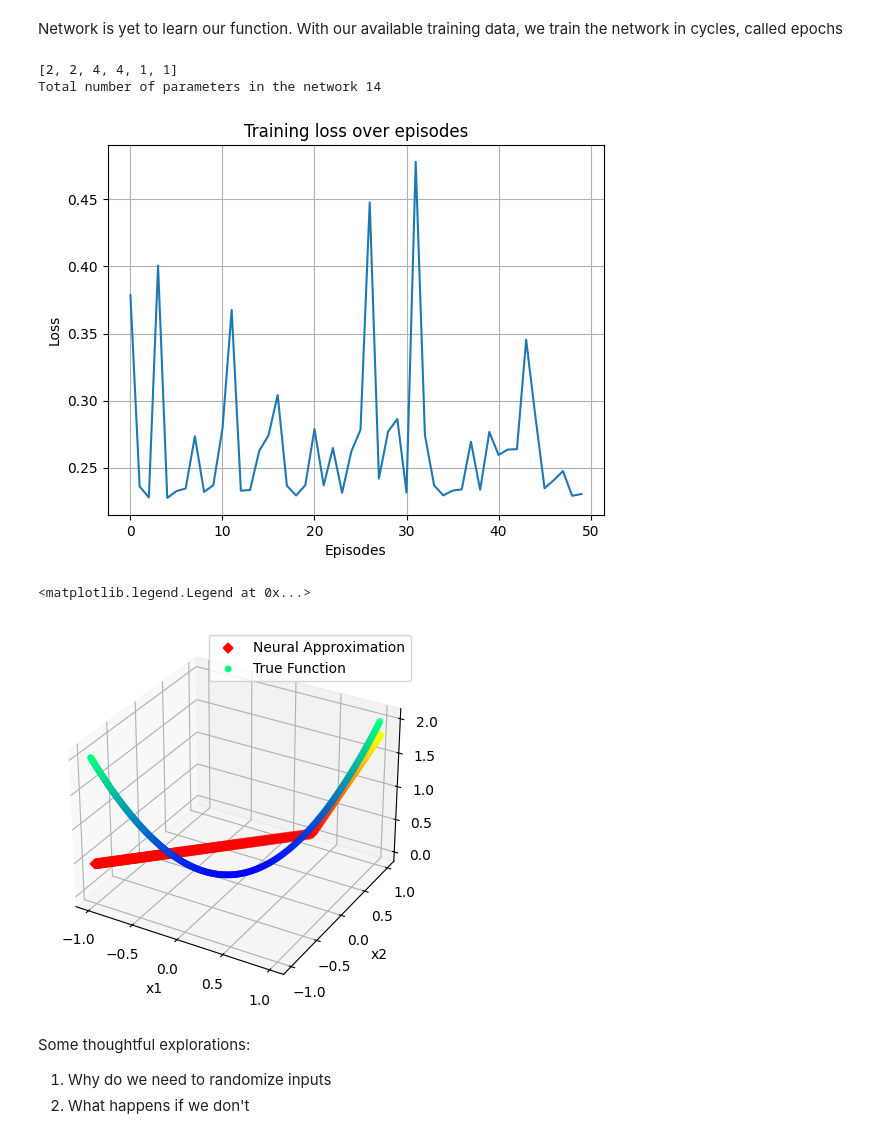
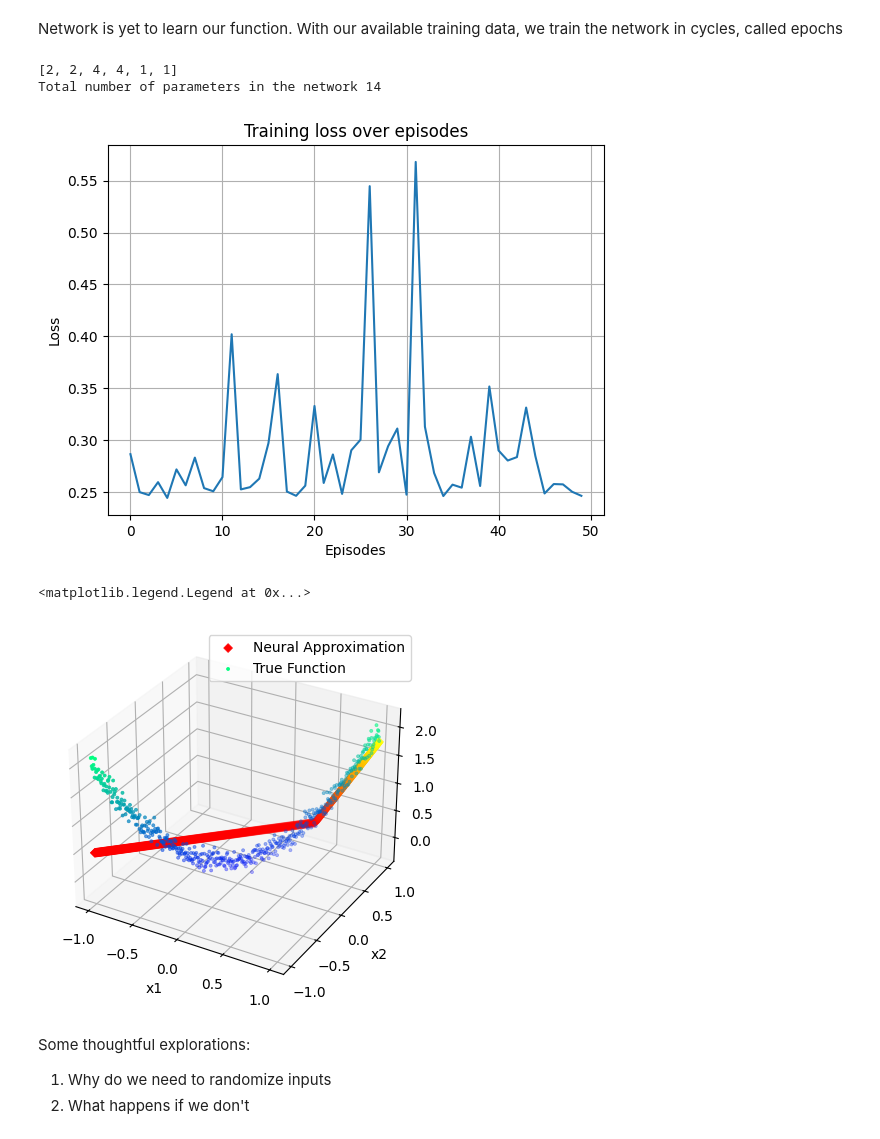
Before and after one commit to shotsan/Double-Descent-of-Neural-Networks, a Jupyter notebook: neural_networks.ipynb, the cells around one changed output. Saved outputs shown, nothing was run; the diff lists cells and outputs as text; code cells hidden in the pictures.

```diff
--- a/neural_networks.ipynb
+++ b/neural_networks.ipynb
@@ -42,6 +42,13 @@ Features=[[X1[i],X2[2]]for i in range(K)]
 Features_test=[[X1_test[i],X2_test[2]]for i in range(T)]
 # Target Quadratic function
 Q_function=[[X1[i]**2 +X2[i]**2] for i in range(K)]
+
+# Adding noise to training samples
+mu, sigma = 0, np.sqrt(0.01)
+noise=np.random.normal(mu,sigma,np.shape(Q_function))
+
+Q_function=Q_function+noise
+
 Q_function_test=[[X1_test[i]**2 +X2_test[i]**2] for i in range(T)]
 
 # It's good practice to make sure all the inputs (later weights and biases) have same data type.
@@ -368,21 +379,21 @@ Model_Parameters.append(parameters(tinyNetStack))
 # %% [output]
 [2, 2, 4, 4, 1, 1]
 Total number of parameters in the network 14
-[figure, old version]
+[figure, new version]
 # %%
 f_predict=tinyNetStack(Input)
 Q_function_learnt=f_predict.detach().cpu().numpy()
 fig = plt.figure()
 ax = plt.axes(projection='3d')
-ax.scatter(X1, X2, Q_function_learnt, c=Q_function_learnt, marker="D", cmap='autumn', label="Neural Approximation", linewidth=1.5)
-ax.scatter(X1, X2, Q_function, c=Q_function, cmap='winter',label="True Function", linewidth=0.5)
+ax.scatter(X1, X2, Q_function_learnt, c=Q_function_learnt, marker="D", cmap='autumn', label="Neural Approximation", linewidth=.5)
+ax.scatter(X1, X2, Q_function, c=Q_function, cmap='winter',label="True Function", marker='.', linewidth=0.5)
 ax.set_xlabel('x1')
 ax.set_ylabel('x2')
 ax.set_zlabel('f')
 ax.legend()
 # %% [output]
 <matplotlib.legend.Legend at 0x...>
-[figure, old version]
+[figure, new version]
 # %% [markdown]
 Some thoughtful explorations:
 1. Why do we need to randomize inputs
```
Also changed, not shown: parts of 27 cells of this notebook.
